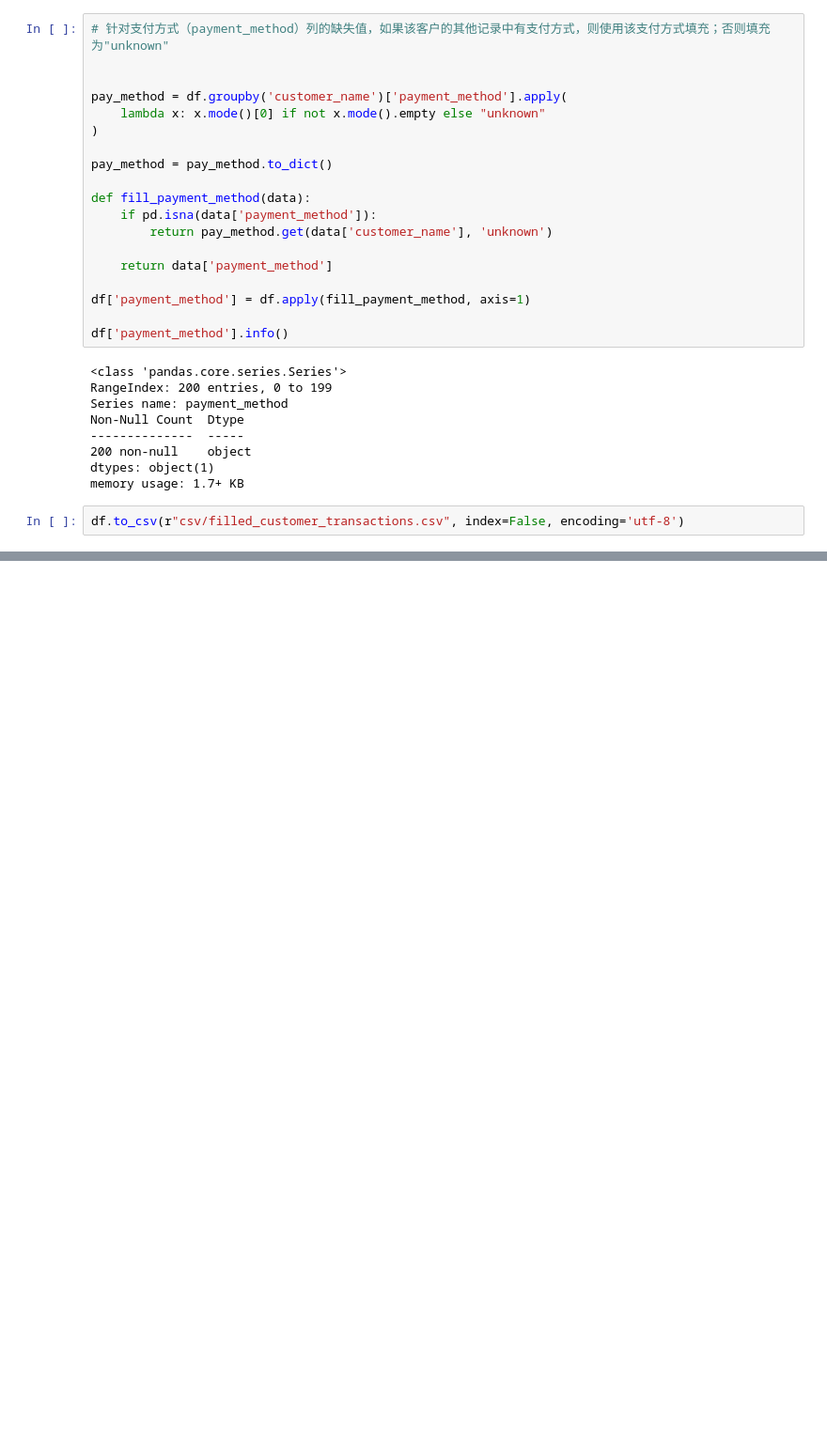
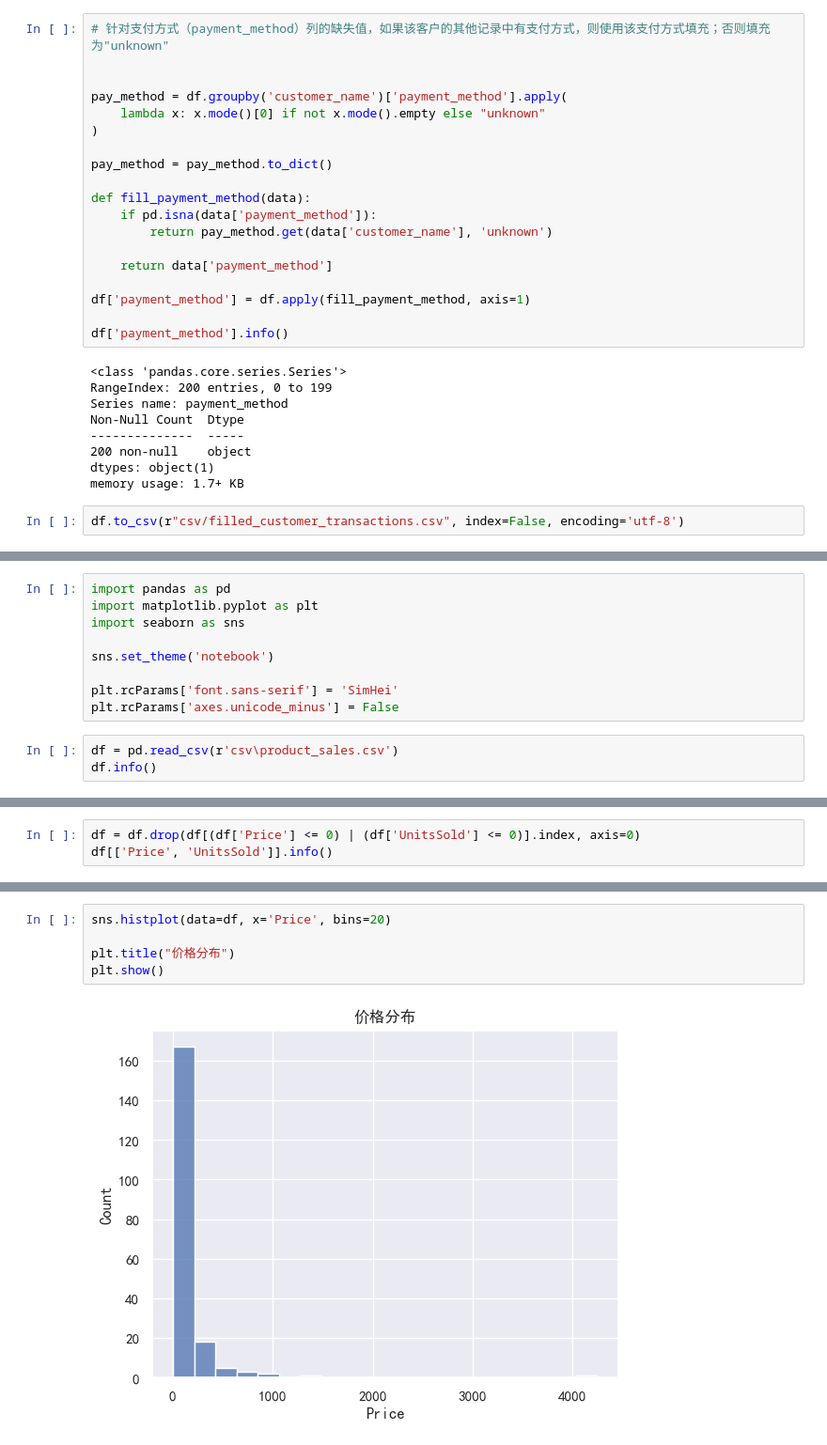
Before and after one commit to yt-x/ds_learn, a Jupyter notebook: practice/practice2.ipynb, the cells around one changed output, grey strips where cells are left out. Shown at 94% size. Drawn from its saved outputs; the diff is of its cells as text; blank space fills up the shorter version.

```diff
--- a/practice/practice2.ipynb
+++ b/practice/practice2.ipynb
@@ -509,0 +571,12 @@ df.to_csv(r"csv/filled_customer_transactions.csv", index=False, encoding='utf-8'
+# %%
+import pandas as pd
+import matplotlib.pyplot as plt
+import seaborn as sns
+
+sns.set_theme('notebook')
+
+plt.rcParams['font.sans-serif'] = 'SimHei'
+plt.rcParams['axes.unicode_minus'] = False
+# %%
+df = pd.read_csv(r'csv\product_sales.csv')
+df.info()
@@ -509,0 +596,3 @@ df.to_csv(r"csv/filled_customer_transactions.csv", index=False, encoding='utf-8'
+# %%
+df = df.drop(df[(df['Price'] <= 0) | (df['UnitsSold'] <= 0)].index, axis=0)
+df[['Price', 'UnitsSold']].info()
@@ -509,0 +609,7 @@ df.to_csv(r"csv/filled_customer_transactions.csv", index=False, encoding='utf-8'
+# %%
+sns.histplot(data=df, x='Price', bins=20)
+
+plt.title("价格分布")
+plt.show()
+# %% [output]
+[figure, added]
```
Also changed, not shown: parts of 10 cells of this notebook, 1 other file.
